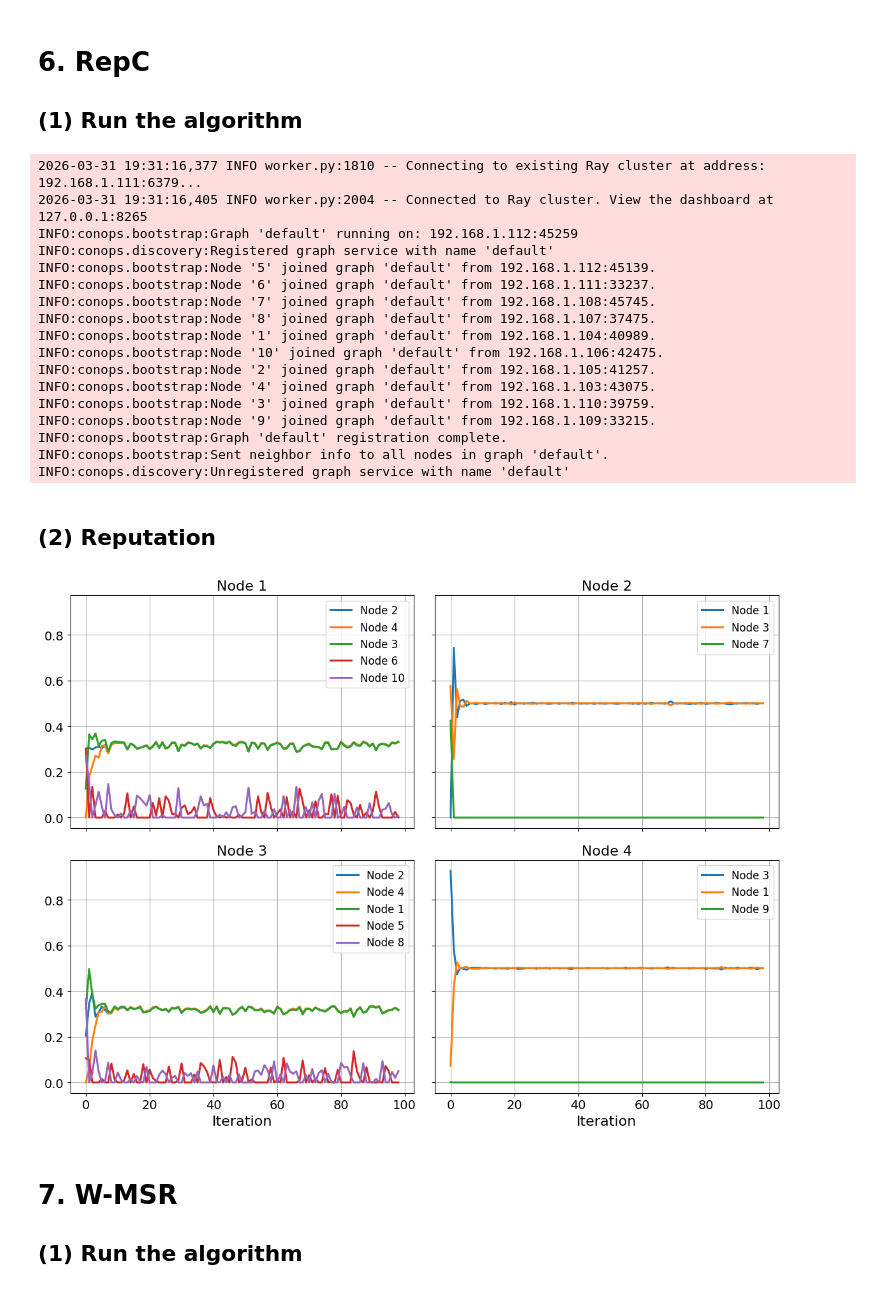
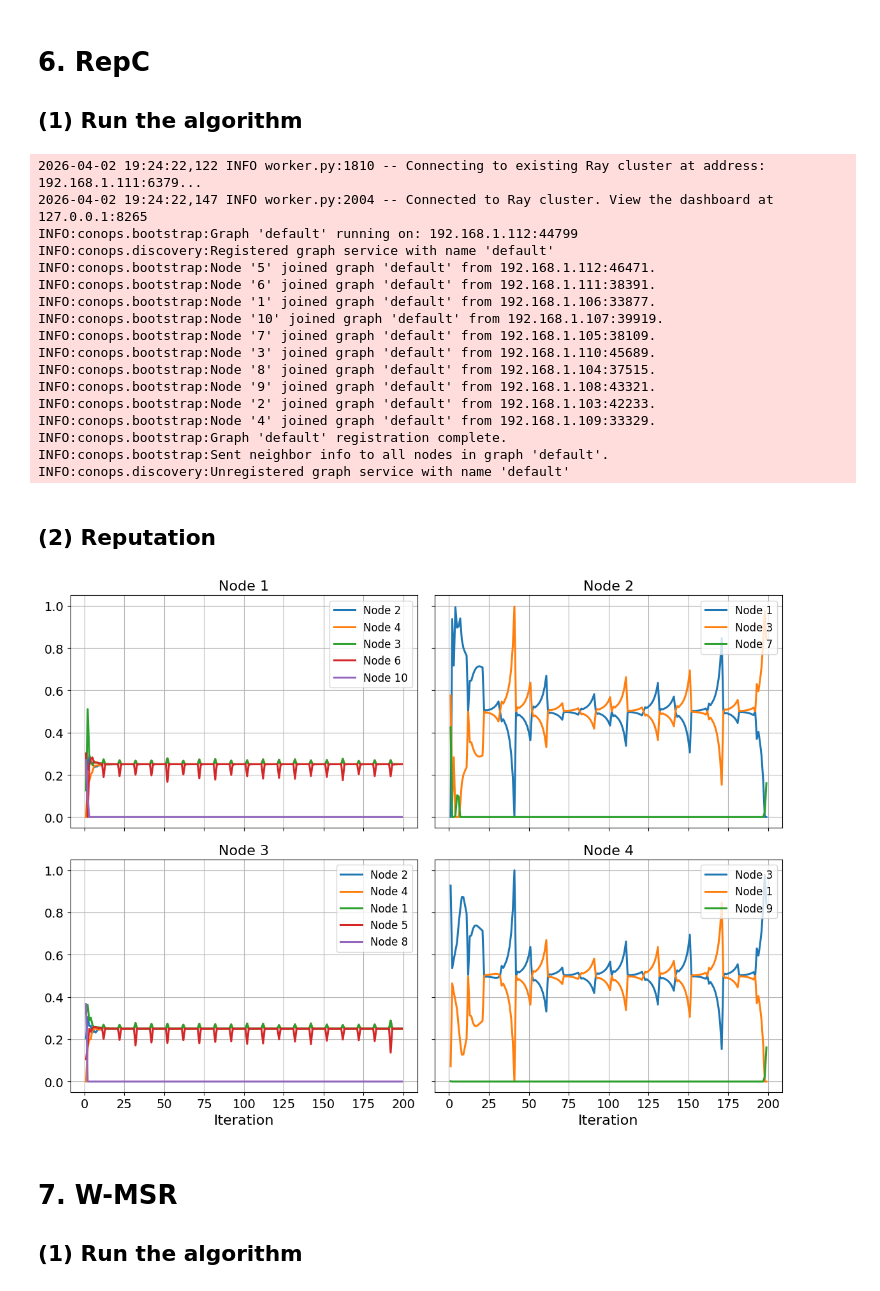
Before and after one commit to rui-huang-opt/arepc, a Jupyter notebook: examples/small_scale.ipynb, the cells around one changed output. Cells and saved outputs as stored; diff of their text form; code cells hidden in the pictures.

```diff
--- a/examples/small_scale.ipynb
+++ b/examples/small_scale.ipynb
@@ -37,16 +10,15 @@ import ray
 import networkx as nx
 import numpy as np
 import numpy.typing as npt
+import numpy.linalg as la
 import matplotlib.pyplot as plt
 import matplotlib.axes as maxes
 import matplotlib.patches as mpatches
 
 N_STATE = 20
-N_ITER = 100
+N_ITER = 200
 ITERS = np.arange(N_ITER)
-
 ALPHA = 0.3
-EXP_NAME = "random"
 # %% [markdown]
 # 2. Define the graph topology
 # %%
@@ -125,9 +95,26 @@ def byzantine_node(name: str, n_state: int, alpha: float, n_iter: int) -> None:
 
     seed(int(name))  # Ensure reproducibility for each node
 
-    for _ in range(n_iter - 1):
-        attack_value = uniform(-100, 100, n_state)
-        _ = nh.laplacian(attack_value)
+    if name in ["8", "10"]:
+        for _ in range(n_iter - 1):
+            attack_value = uniform(-100, 100, n_state)
+            _ = nh.laplacian(attack_value)
+
+    else:
+        attack_values = {i: uniform(-100, 100, n_state) for i in nh.neighbors}
+
+        bias = np.zeros(n_state)
+        bias[0] = 100.0
+
+        for k in range(n_iter - 1):
+            n_states = nh.neighborwise_exchange(attack_values)
+
+            if k % 10 == 0:
+                for i in attack_values:
+                    attack_values[i] = n_states[i] + bias
+            else:
+                for i in attack_values:
+                    attack_values[i] = n_states[i]
 # %% [markdown]
 # 4. Standard consensus
 ## (1) Run the algorithm
@@ -240,7 +227,7 @@ def arepc_node(
 
     from arepc import ARepC
 
-    agent = ARepC(nh, alpha, eta=0.002, normalization="sparsemax")
+    agent = ARepC(nh, alpha, eta=0.002, normalization="sparsemax", horizon=30)
 
     x = zeros((n_iter, n_state))
     seed(int(name))  # Ensure reproducibility for each node
@@ -318,7 +305,7 @@ for i, ax in zip(NORMAL_NODES, axes_flat):
     ax: maxes.Axes
     reps_for_i = arepc_reps[i]
     for j in reps_for_i:
-        ax.plot(reps_for_i[j], label=f"Node {j}")
+        ax.plot(ITERS[1:], reps_for_i[j], label=f"Node {j}")
     ax.set_title(f"Node {i}")
     ax.legend(loc="upper right")
     ax.grid()
@@ -387,20 +374,20 @@ try:
 finally:
     ray.shutdown()
 # %% [output]
-2026-03-31 19:31:16,377 INFO worker.py:1810 -- Connecting to existing Ray cluster at address: 192.168.1.111:6379...
-2026-03-31 19:31:16,405 INFO worker.py:2004 -- Connected to Ray cluster. View the dashboard at 127.0.0.1:8265
-INFO:conops.bootstrap:Graph 'default' running on: 192.168.1.112:45259
+2026-04-02 19:24:22,122 INFO worker.py:1810 -- Connecting to existing Ray cluster at address: 192.168.1.111:6379...
+2026-04-02 19:24:22,147 INFO worker.py:2004 -- Connected to Ray cluster. View the dashboard at 127.0.0.1:8265
+INFO:conops.bootstrap:Graph 'default' running on: 192.168.1.112:44799
 INFO:conops.discovery:Registered graph service with name 'default'
-INFO:conops.bootstrap:Node '5' joined graph 'default' from 192.168.1.112:45139.
-INFO:conops.bootstrap:Node '6' joined graph 'default' from 192.168.1.111:33237.
-INFO:conops.bootstrap:Node '7' joined graph 'default' from 192.168.1.108:45745.
-INFO:conops.bootstrap:Node '8' joined graph 'default' from 192.168.1.107:37475.
-INFO:conops.bootstrap:Node '1' joined graph 'default' from 192.168.1.104:40989.
-INFO:conops.bootstrap:Node '10' joined graph 'default' from 192.168.1.106:42475.
-INFO:conops.bootstrap:Node '2' joined graph 'default' from 192.168.1.105:41257.
-INFO:conops.bootstrap:Node '4' joined graph 'default' from 192.168.1.103:43075.
-INFO:conops.bootstrap:Node '3' joined graph 'default' from 192.168.1.110:39759.
-INFO:conops.bootstrap:Node '9' joined graph 'default' from 192.168.1.109:33215.
+INFO:conops.bootstrap:Node '5' joined graph 'default' from 192.168.1.112:46471.
+INFO:conops.bootstrap:Node '6' joined graph 'default' from 192.168.1.111:38391.
+INFO:conops.bootstrap:Node '1' joined graph 'default' from 192.168.1.106:33877.
+INFO:conops.bootstrap:Node '10' joined graph 'default' from 192.168.1.107:39919.
+INFO:conops.bootstrap:Node '7' joined graph 'default' from 192.168.1.105:38109.
+INFO:conops.bootstrap:Node '3' joined graph 'default' from 192.168.1.110:45689.
+INFO:conops.bootstrap:Node '8' joined graph 'default' from 192.168.1.104:37515.
+INFO:conops.bootstrap:Node '9' joined graph 'default' from 192.168.1.108:43321.
+INFO:conops.bootstrap:Node '2' joined graph 'default' from 192.168.1.103:42233.
+INFO:conops.bootstrap:Node '4' joined graph 'default' from 192.168.1.109:33329.
 INFO:conops.bootstrap:Graph 'default' registration complete.
 INFO:conops.bootstrap:Sent neighbor info to all nodes in graph 'default'.
 INFO:conops.discovery:Unregistered graph service with name 'default'
@@ -413,35 +400,35 @@ plt.rcParams.update(
         "axes.labelsize": 16,
         "axes.titlesize": 16,
         "xtick.labelsize": 14,
         "ytick.labelsize": 14,
         "legend.fontsize": 12,
         "lines.linewidth": 2.2,
     }
 )
 
 axes: npt.NDArray
 fig, axes = plt.subplots(2, 2, figsize=(12, 9), sharex=True, sharey=True)
 axes_flat = axes.flatten()
 
 repc_reps = {i: repc_data[i][1] for i in NORMAL_NODES}
 
 for i, ax in zip(NORMAL_NODES, axes_flat):
     ax: maxes.Axes
     reps_for_i = repc_reps[i]
     for j in reps_for_i:
-        ax.plot(reps_for_i[j], label=f"Node {j}")
+        ax.plot(ITERS[1:], reps_for_i[j], label=f"Node {j}")
     ax.set_title(f"Node {i}")
     ax.legend(loc="upper right")
     ax.grid()
 
     if i in ["3", "4"]:
         ax.set_xlabel("Iteration")
 
 fig.tight_layout()
 
 fig.savefig("repc_reputations.pdf", bbox_inches="tight", format="pdf")
 # %% [output]
-[figure, old version]
+[figure, new version]
 # %% [markdown]
 # 7. W-MSR
 ## (1) Run the algorithm
```
Also changed, not shown: parts of 11 cells of this notebook, 2 other files.
